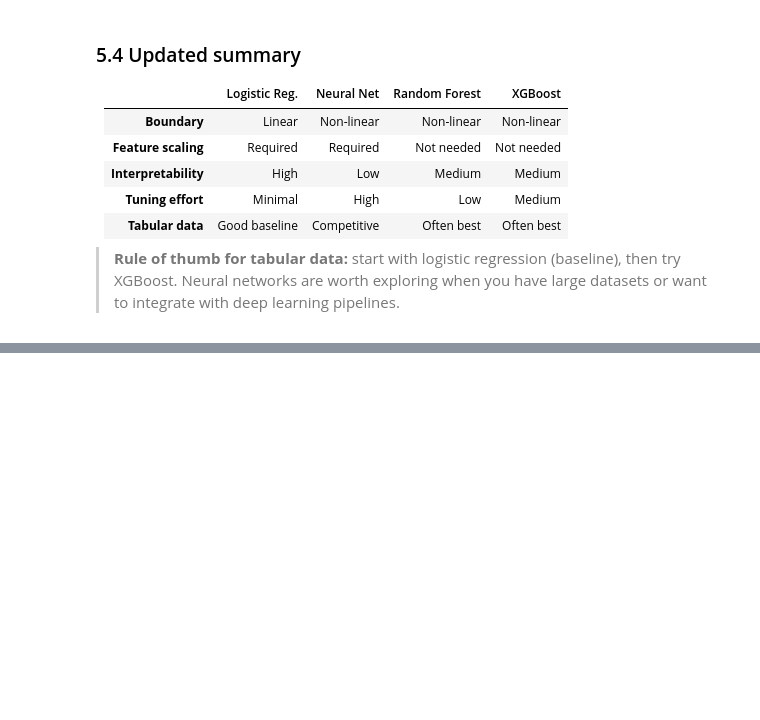
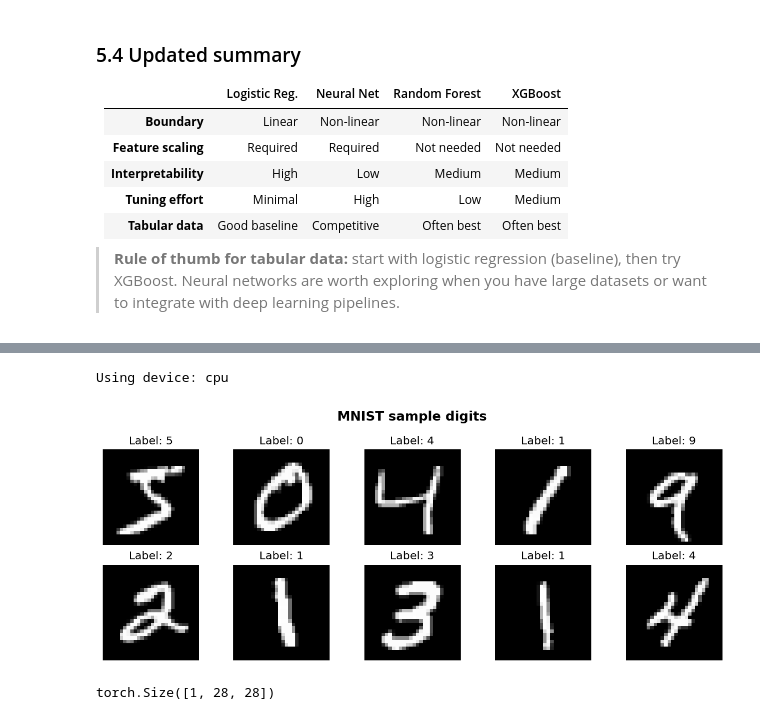
Before and after one commit to egozi/ai-rag-agents-course, a Jupyter notebook: meeting4-5/logistic-regression-neural-networks.ipynb, the cells around one changed output, grey strips where cells are left out. Drawn from its saved outputs; the diff is of its cells as text; code cells hidden in the pictures; blank space fills up the shorter version.

```diff
--- a/meeting4-5/logistic-regression-neural-networks.ipynb
+++ b/meeting4-5/logistic-regression-neural-networks.ipynb
@@ -809,0 +787,42 @@ plt.show()
+# %%
+from torch import nn
+import torch
+from torch.utils.data import DataLoader, Subset
+from torchvision import datasets, transforms
+from sklearn.metrics import classification_report, ConfusionMatrixDisplay
+
+device = torch.device("cuda" if torch.cuda.is_available() else "cpu")
+print(f"Using device: {device}")
+
+transform = transforms.Compose([
+    transforms.ToTensor(),
+    transforms.Normalize((0.1307,), (0.3081,))
+])
+
+train_full = datasets.MNIST(root="./data", train=True, download=True, transform=transform)
+test_full = datasets.MNIST(root="./data", train=False, download=True, transform=transform)
+
+train_dataset = Subset(train_full, range(10_000))
+test_dataset = Subset(test_full, range(2_000))
+
+train_loader = DataLoader(train_dataset, batch_size=128, shuffle=True)
+test_loader = DataLoader(test_dataset, batch_size=256, shuffle=False)
+
+fig, axes = plt.subplots(2, 5, figsize=(10, 4))
+for ax, idx in zip(axes.flat, range(10)):
+    image, label = train_full[idx]
+    ax.imshow(image.squeeze(), cmap="gray")
+    ax.set_title(f"Label: {label}")
+    ax.axis("off")
+
+plt.suptitle("MNIST sample digits", fontsize=14, fontweight="bold")
+plt.tight_layout()
+plt.show()
+# %% [output]
+Using device: cpu
+[figure, added]
+# %%
+data = Subset(train_full, range(10_000))
+data[0][0].shape
+# %% [output]
+torch.Size([1, 28, 28])
```
Also changed, not shown: parts of 15 cells of this notebook, 5 other files.
